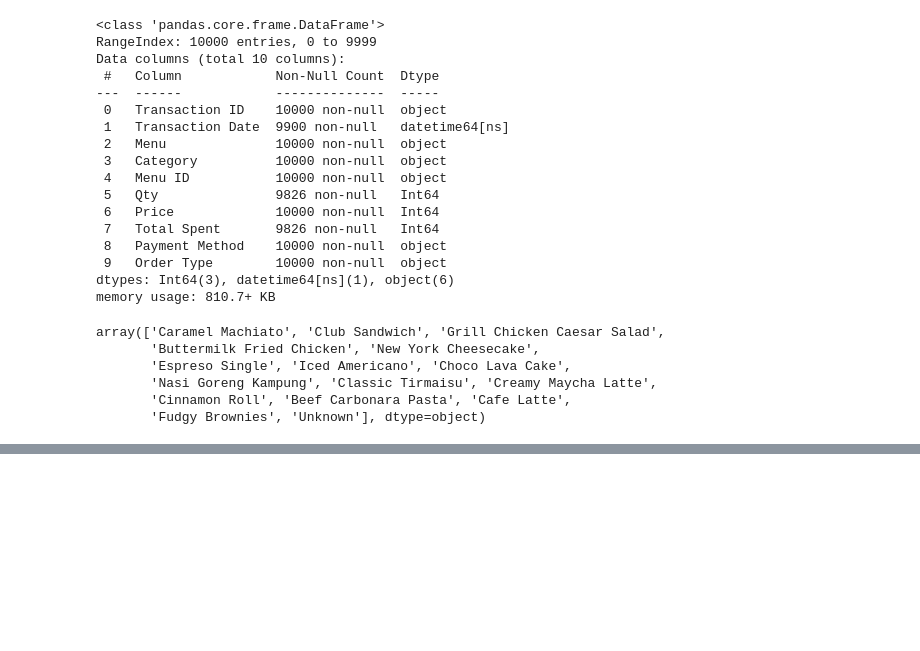
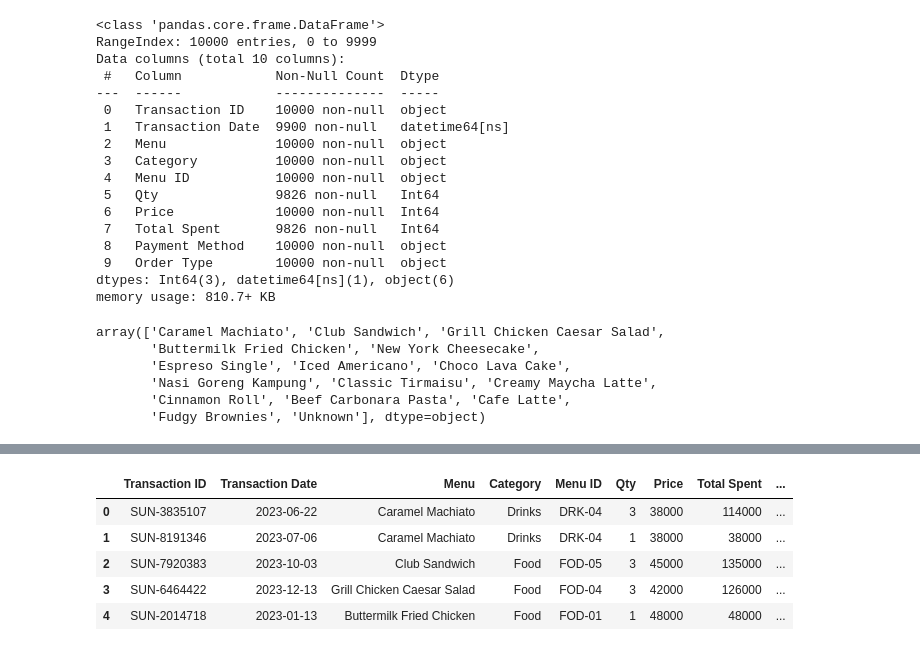
Before and after one commit to Sreesanth-e/EDA, a Jupyter notebook: dirty_dataset/Clean_cafe_sales_1.ipynb, the cells around one changed output, grey strips where cells are left out. Saved outputs shown, nothing was run; the diff lists cells and outputs as text; code cells hidden in the pictures; blank space fills up the shorter version.

```diff
--- a/dirty_dataset/Clean_cafe_sales_1.ipynb
+++ b/dirty_dataset/Clean_cafe_sales_1.ipynb
@@ -717,0 +730,9 @@ df.to_csv("Cleaned_sales1.csv",index=False)
+# %%
+df.head()
+# %% [output]
+|  | Transaction ID | Transaction Date | Menu | Category | Menu ID | Qty | Price | Total Spent | ... |
+| 0 | SUN-3835107 | 2023-06-22 | Caramel Machiato | Drinks | DRK-04 | 3 | 38000 | 114000 | ... |
+| 1 | SUN-8191346 | 2023-07-06 | Caramel Machiato | Drinks | DRK-04 | 1 | 38000 | 38000 | ... |
+| 2 | SUN-7920383 | 2023-10-03 | Club Sandwich | Food | FOD-05 | 3 | 45000 | 135000 | ... |
+| 3 | SUN-6464422 | 2023-12-13 | Grill Chicken Caesar Salad | Food | FOD-04 | 3 | 42000 | 126000 | ... |
+| 4 | SUN-2014718 | 2023-01-13 | Buttermilk Fried Chicken | Food | FOD-01 | 1 | 48000 | 48000 | ... |
```
Also changed, not shown: parts of 1 cell of this notebook.
